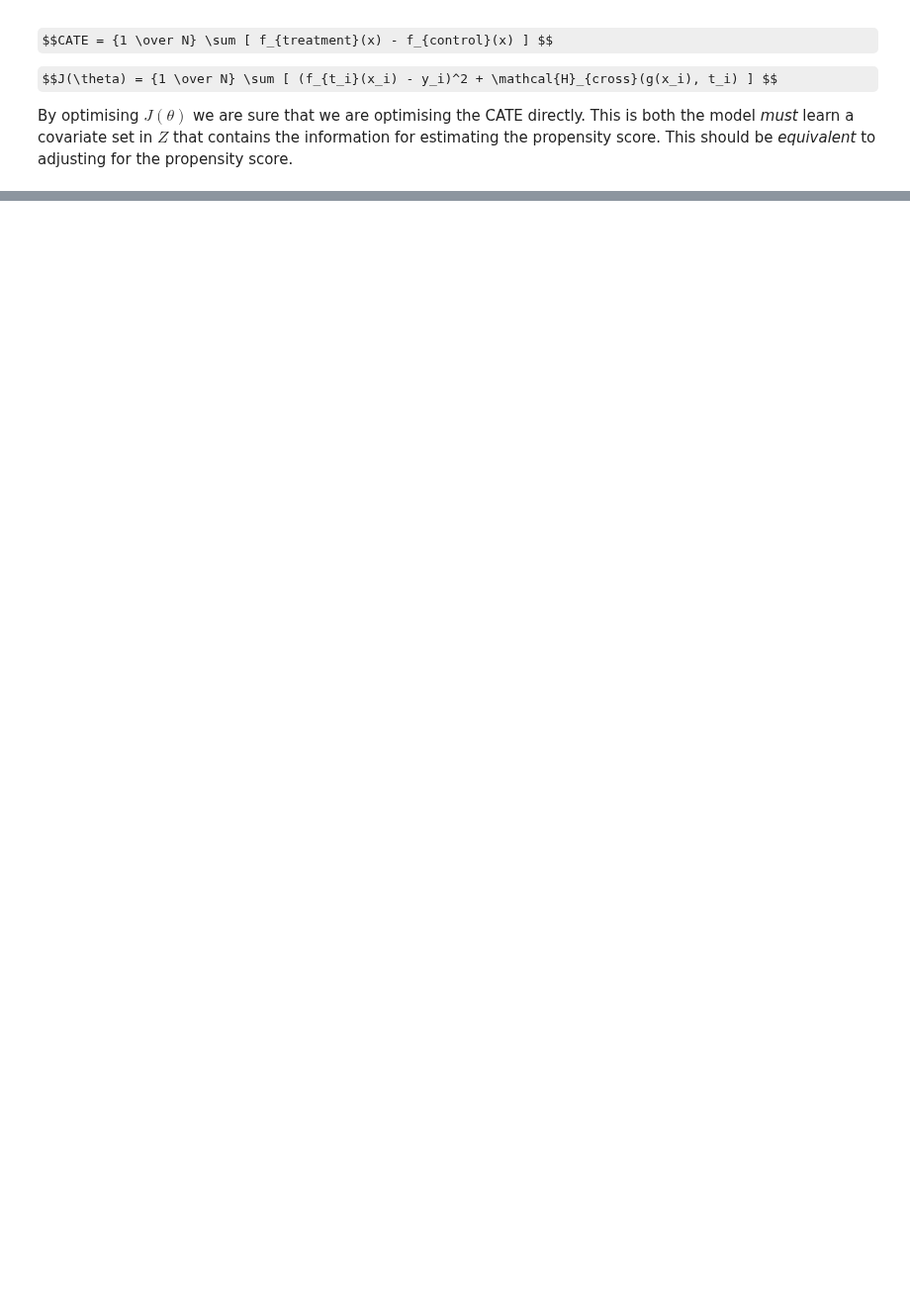
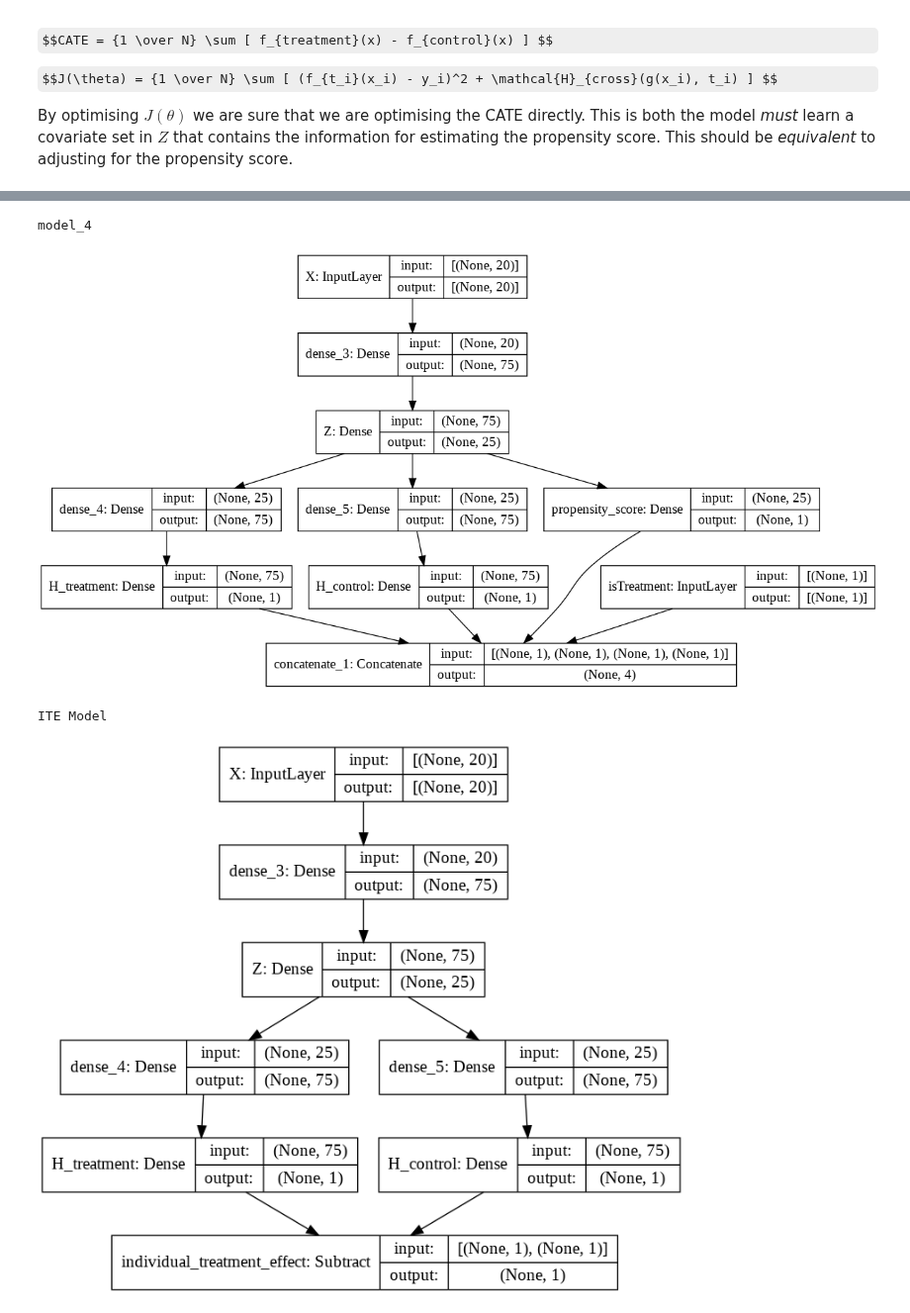
Before and after one commit to arose13/Notebooks, a Jupyter notebook: Causal Neural Networks - Conditional Average Treatment Effect (CATE).ipynb, the cells around one changed output, grey strips where cells are left out. Shown at 99% size. Drawn from its saved outputs; the diff is of its cells as text; code cells hidden in the pictures; some formulas as TeX source; blank space fills up the shorter version.

```diff
--- a/Causal Neural Networks - Conditional Average Treatment Effect (CATE).ipynb
+++ b/Causal Neural Networks - Conditional Average Treatment Effect (CATE).ipynb
@@ -200,0 +445,3 @@ graph.show()
+# %%
+# %%time
+cmodel = JointCATEModel(x, y, treatment_labels, verbose=2)
@@ -200,0 +466,10 @@ graph.show()
+# %%
+for model_i in [cmodel.trainable_model, cmodel.treatment_effect_model]:
+    print(model_i.name)
+    k.utils.plot_model(model_i, show_shapes=True)
+    display(Image('model.png'))
+# %% [output]
+model_4
+[figure, added]
+ITE Model
+[figure, added]
```
Also changed, not shown: parts of 10 cells of this notebook.
